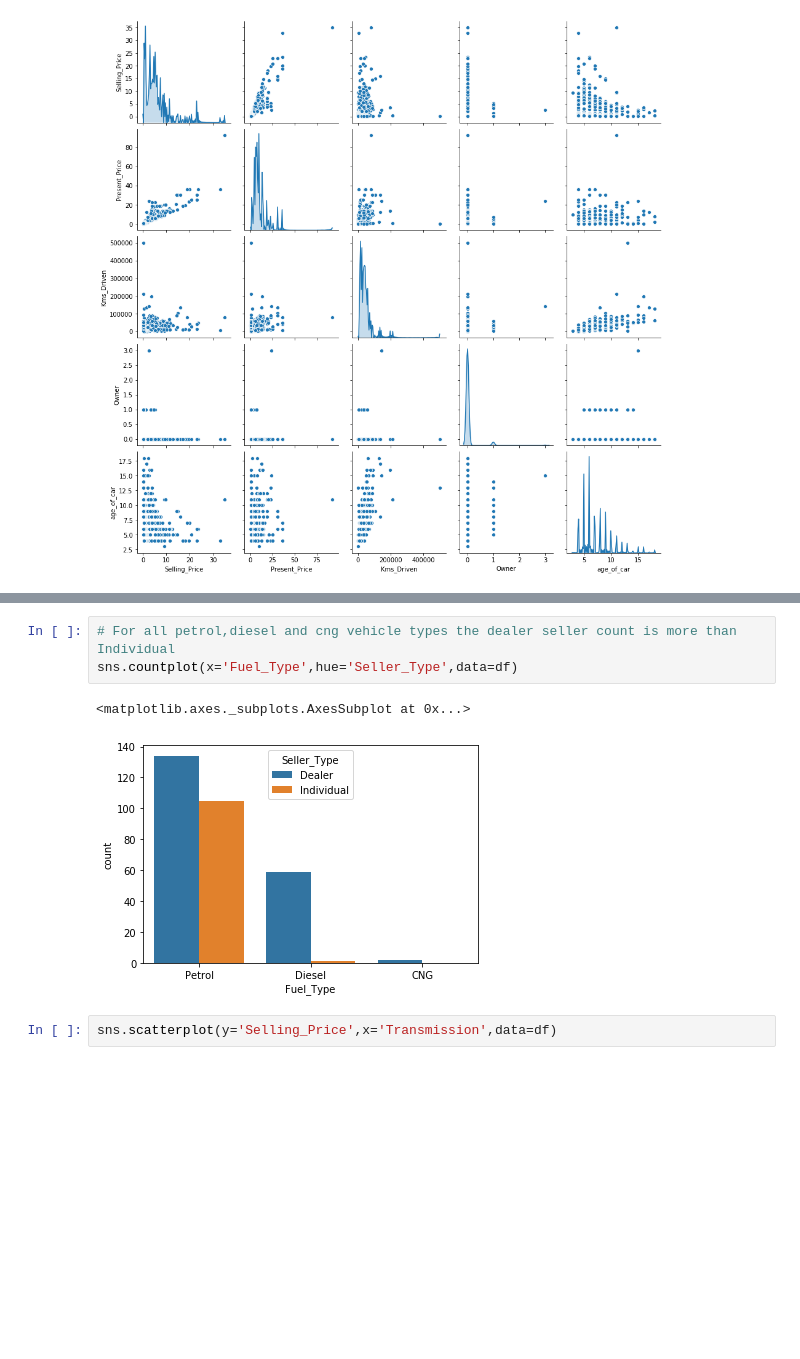
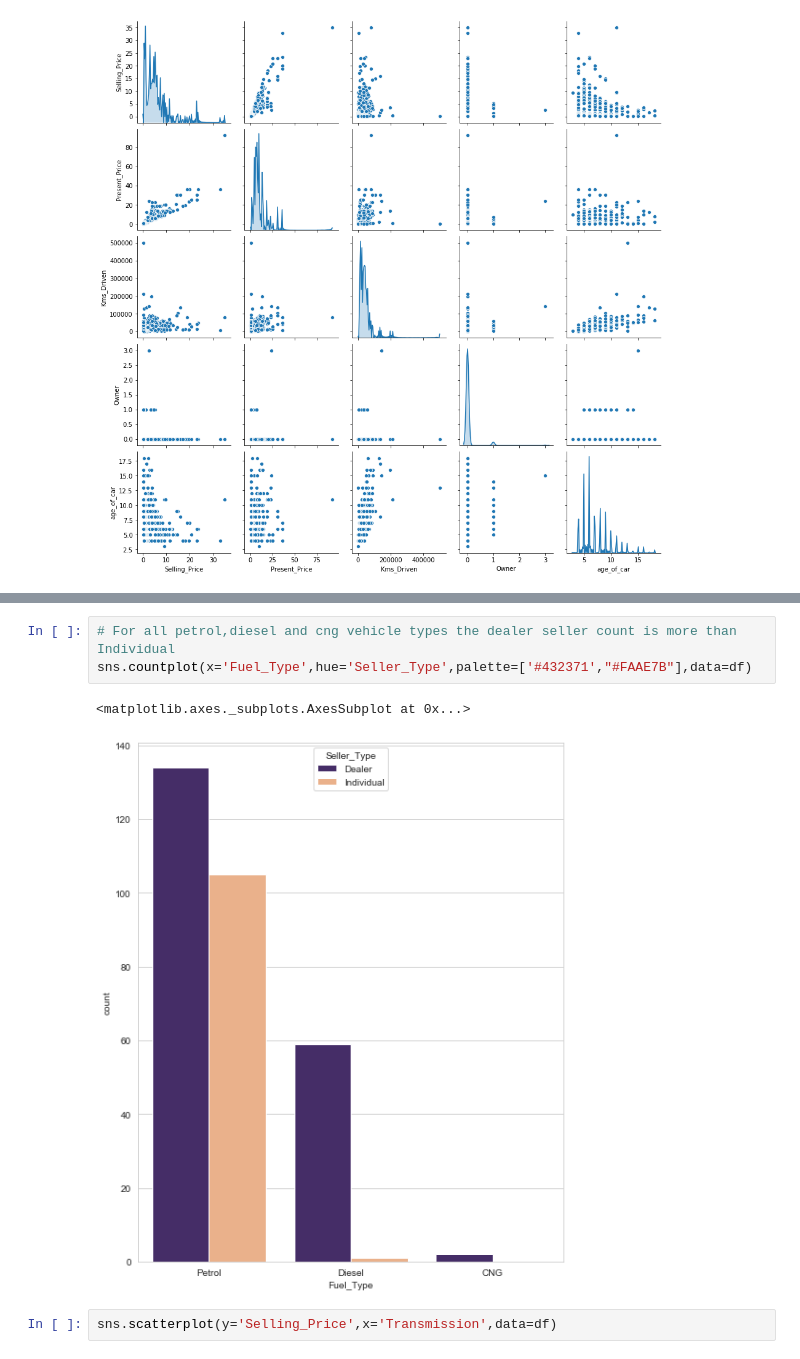
Before and after one commit to abhiraturi/Car_Prediction, a Jupyter notebook: IDS_Car_Dekho_Assignment.ipynb, the cells around one changed output, grey strips where cells are left out. Drawn from its saved outputs; the diff is of its cells as text; blank space fills up the shorter version.

```diff
--- a/IDS_Car_Dekho_Assignment.ipynb
+++ b/IDS_Car_Dekho_Assignment.ipynb
@@ -243,9 +240,9 @@ df.head()
 # %%
 # For all petrol,diesel and cng vehicle types the dealer seller count is more than Individual
-sns.countplot(x='Fuel_Type',hue='Seller_Type',data=df)
+sns.countplot(x='Fuel_Type',hue='Seller_Type',palette=['#432371',"#FAAE7B"],data=df)
 # %% [output]
 <matplotlib.axes._subplots.AxesSubplot at 0x...>
-[figure, old version]
+[figure, new version]
 # %%
 sns.scatterplot(y='Selling_Price',x='Transmission',data=df)
 # %% [output]
```
Also changed, not shown: parts of 8 cells of this notebook.
